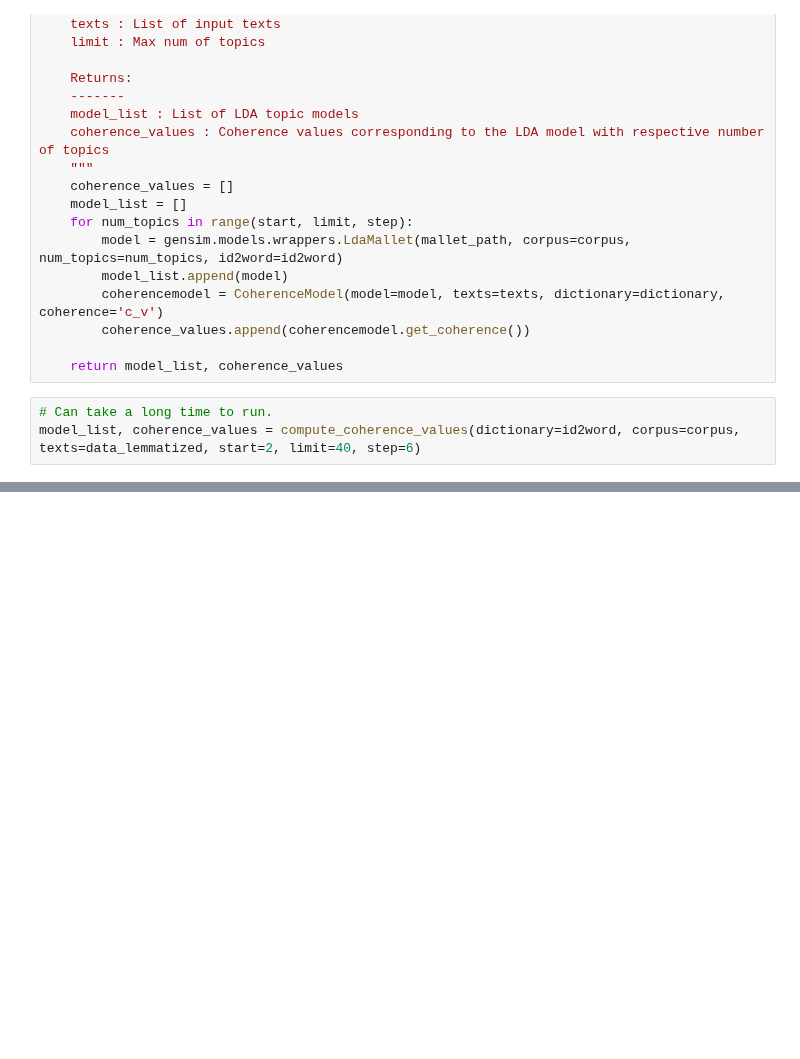
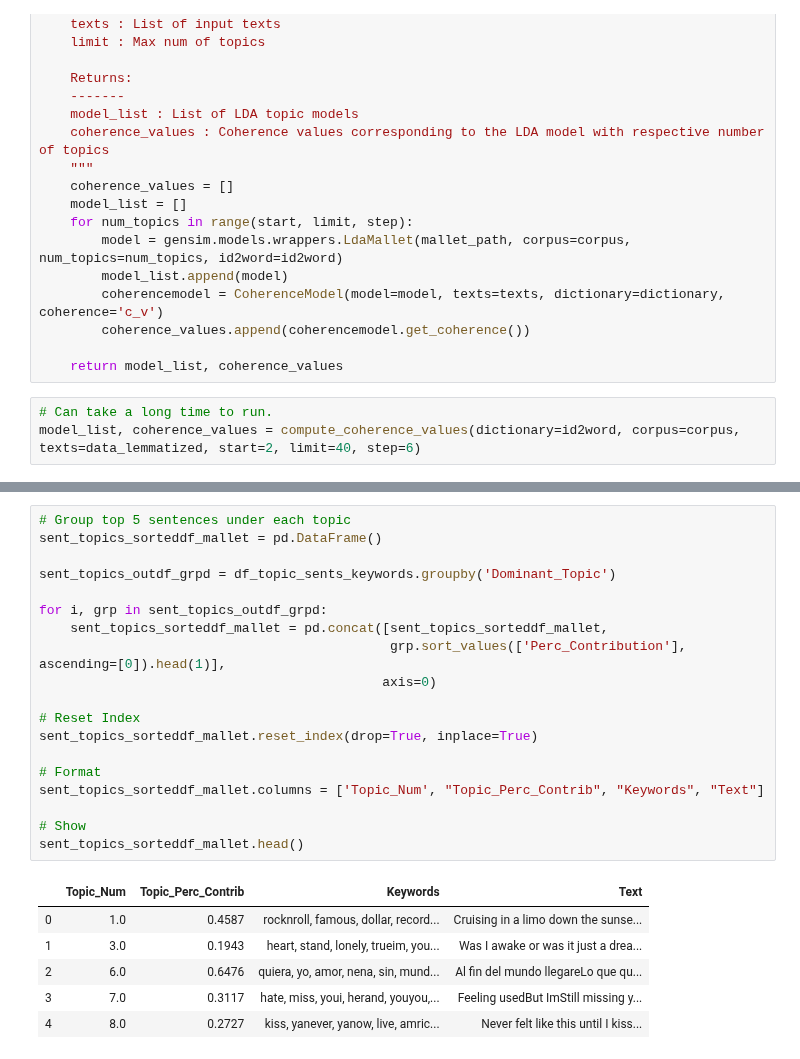
Before and after one commit to shivamraspro/LyricsMatch_DataX1, a Jupyter notebook: NG_LDA.ipynb, the cells around one changed output, grey strips where cells are left out. Saved outputs shown, nothing was run; the diff lists cells and outputs as text; blank space fills up the shorter version.

```diff
--- a/NG_LDA.ipynb
+++ b/NG_LDA.ipynb
@@ -355,0 +457,26 @@ model_list, coherence_values = compute_coherence_values(dictionary=id2word, corp
+# %%
+# Group top 5 sentences under each topic
+sent_topics_sorteddf_mallet = pd.DataFrame()
+
+sent_topics_outdf_grpd = df_topic_sents_keywords.groupby('Dominant_Topic')
+
+for i, grp in sent_topics_outdf_grpd:
+    sent_topics_sorteddf_mallet = pd.concat([sent_topics_sorteddf_mallet,
+                                             grp.sort_values(['Perc_Contribution'], ascending=[0]).head(1)],
+                                            axis=0)
+
+# Reset Index
+sent_topics_sorteddf_mallet.reset_index(drop=True, inplace=True)
+
+# Format
+sent_topics_sorteddf_mallet.columns = ['Topic_Num', "Topic_Perc_Contrib", "Keywords", "Text"]
+
+# Show
+sent_topics_sorteddf_mallet.head()
+# %% [output]
+|  | Topic_Num | Topic_Perc_Contrib | Keywords | Text |
+| 0 | 1.0 | 0.4587 | rocknroll, famous, dollar, record... | Cruising in a limo down the sunse... |
+| 1 | 3.0 | 0.1943 | heart, stand, lonely, trueim, you... | Was I awake or was it just a drea... |
+| 2 | 6.0 | 0.6476 | quiera, yo, amor, nena, sin, mund... | Al fin del mundo llegareLo que qu... |
+| 3 | 7.0 | 0.3117 | hate, miss, youi, herand, youyou,... | Feeling usedBut ImStill missing y... |
+| 4 | 8.0 | 0.2727 | kiss, yanever, yanow, live, amric... | Never felt like this until I kiss... |
```
Also changed, not shown: parts of 18 cells of this notebook.
